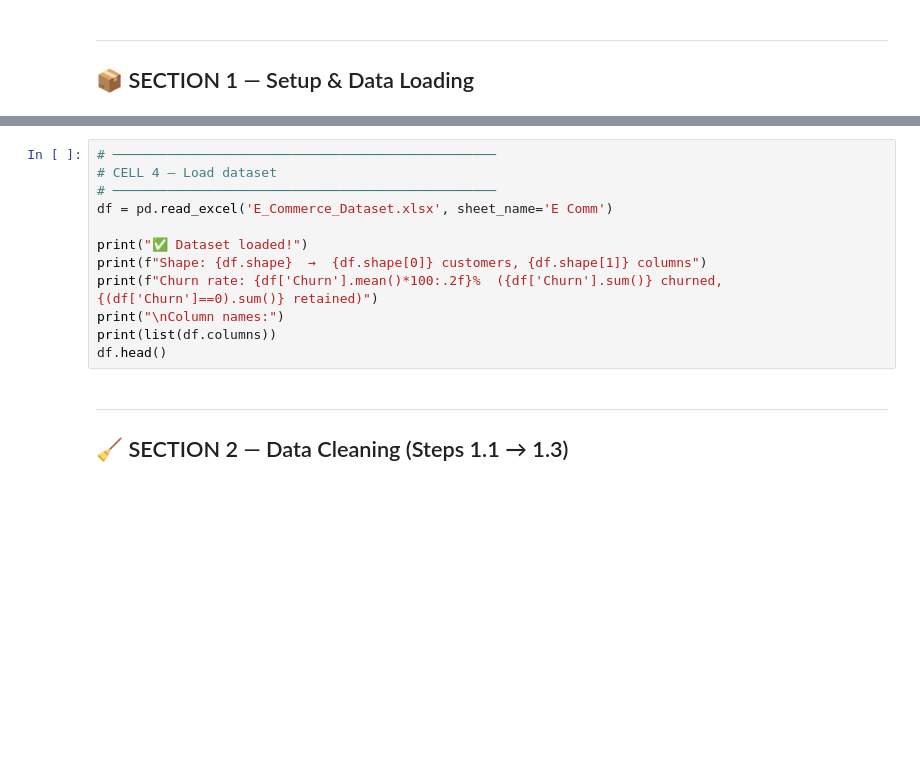
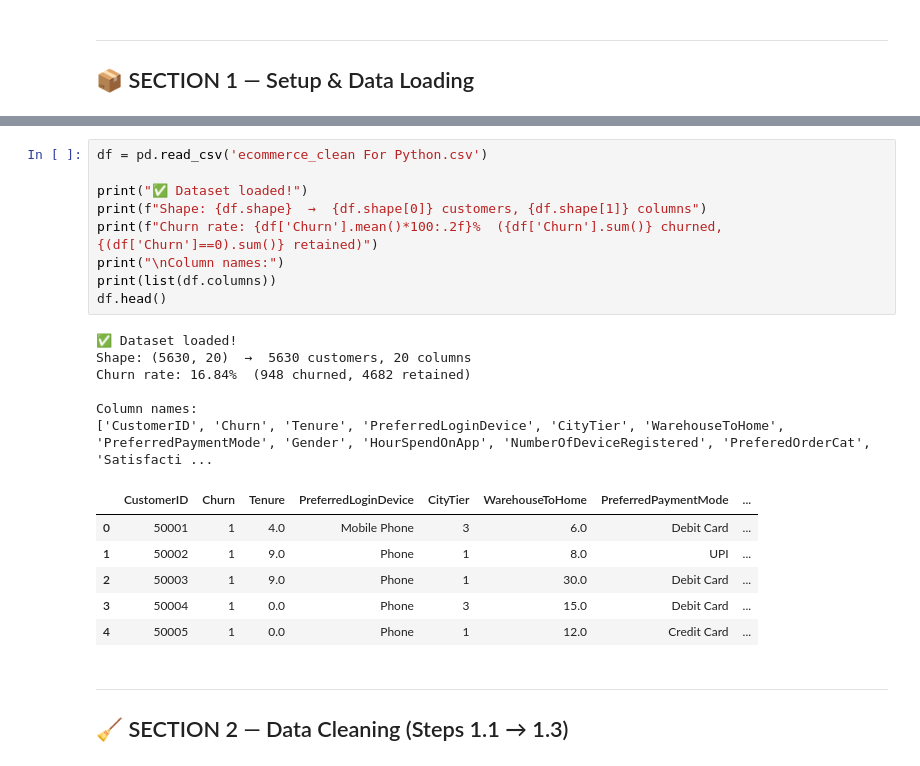
Before and after one commit to Amitpaliwal1999/ecommerce-churn-prediction, a Jupyter notebook: Ecommerce_Churn_Project.ipynb, the cells around one changed output, grey strips where cells are left out. Cells and saved outputs as stored; diff of their text form; blank space fills up the shorter version.

```diff
--- a/Ecommerce_Churn_Project.ipynb
+++ b/Ecommerce_Churn_Project.ipynb
@@ -57,15 +66,25 @@ print("pandas:", pd.__version__)
 # %%
-# ─────────────────────────────────────────────────
-# CELL 4 — Load dataset
-# ─────────────────────────────────────────────────
-df = pd.read_excel('E_Commerce_Dataset.xlsx', sheet_name='E Comm')
+df = pd.read_csv('ecommerce_clean For Python.csv')
 
 print("✅ Dataset loaded!")
 print(f"Shape: {df.shape}  →  {df.shape[0]} customers, {df.shape[1]} columns")
 print(f"Churn rate: {df['Churn'].mean()*100:.2f}%  ({df['Churn'].sum()} churned, {(df['Churn']==0).sum()} retained)")
 print("\nColumn names:")
 print(list(df.columns))
 df.head()
+# %% [output]
+✅ Dataset loaded!
+Shape: (5630, 20)  →  5630 customers, 20 columns
+Churn rate: 16.84%  (948 churned, 4682 retained)
+
+Column names:
+['CustomerID', 'Churn', 'Tenure', 'PreferredLoginDevice', 'CityTier', 'WarehouseToHome', 'PreferredPaymentMode', 'Gender', 'HourSpendOnApp', 'NumberOfDeviceRegistered', 'PreferedOrderCat', 'Satisfacti ...
+|  | CustomerID | Churn | Tenure | PreferredLoginDevice | CityTier | WarehouseToHome | PreferredPaymentMode | ... |
+| 0 | 50001 | 1 | 4.0 | Mobile Phone | 3 | 6.0 | Debit Card | ... |
+| 1 | 50002 | 1 | 9.0 | Phone | 1 | 8.0 | UPI | ... |
+| 2 | 50003 | 1 | 9.0 | Phone | 1 | 30.0 | Debit Card | ... |
+| 3 | 50004 | 1 | 0.0 | Phone | 3 | 15.0 | Debit Card | ... |
+| 4 | 50005 | 1 | 0.0 | Phone | 1 | 12.0 | Credit Card | ... |
 # %% [markdown]
 ---
 ## 🧹 SECTION 2 — Data Cleaning (Steps 1.1 → 1.3)
```
Also changed, not shown: parts of 22 cells of this notebook.
